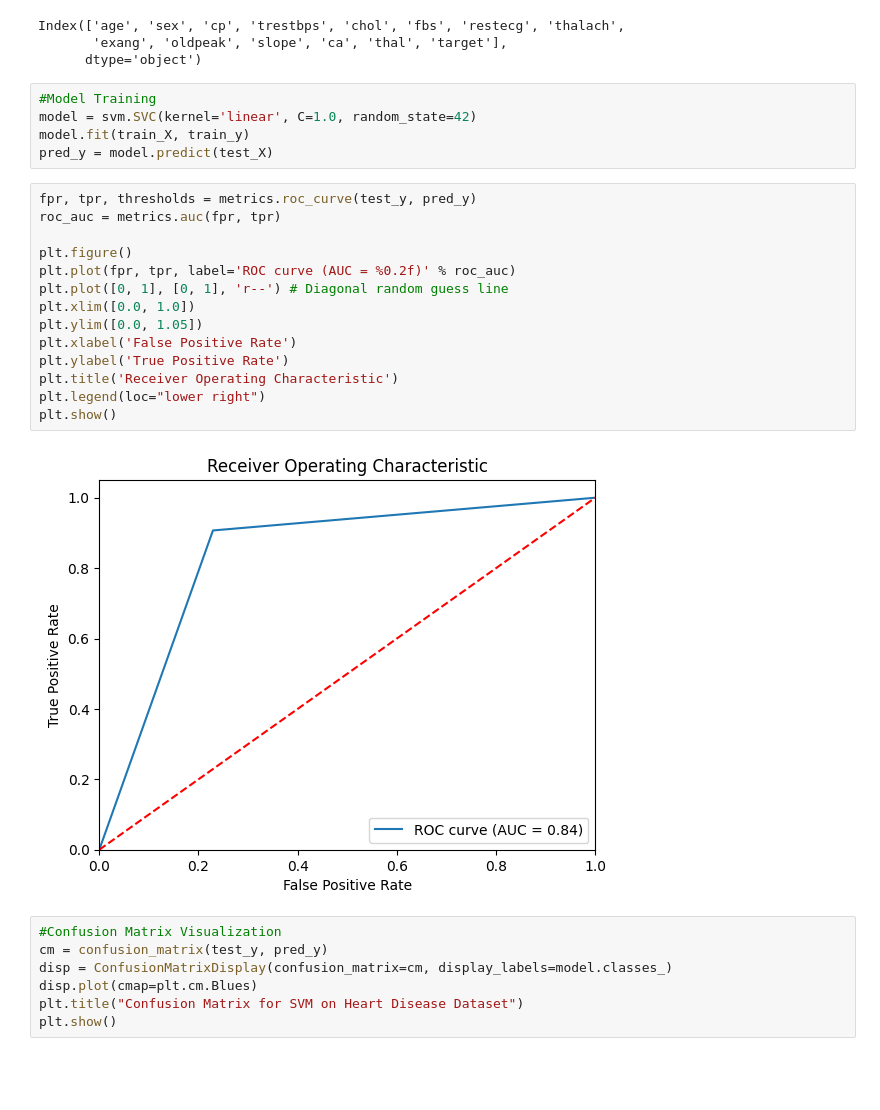
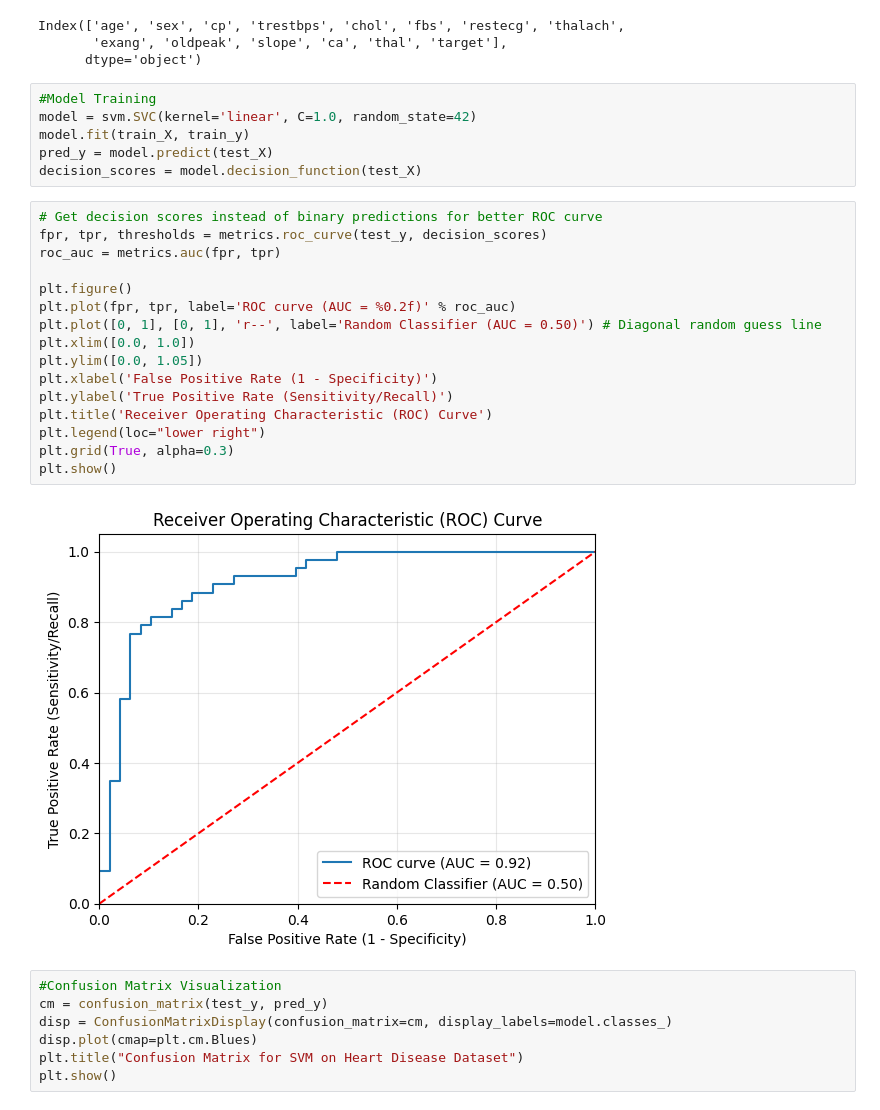
Before and after one commit to Sarvin02/ML-Projects, a Jupyter notebook: Personal/heartDiseaseDetector.ipynb, the cells around one changed output. Cells and saved outputs as stored; diff of their text form; blank space fills up the shorter version.

Commit message:
Made some changes to the ROC Curve

```diff
--- a/Personal/heartDiseaseDetector.ipynb
+++ b/Personal/heartDiseaseDetector.ipynb
@@ -47,22 +47,25 @@ Index(['age', 'sex', 'cp', 'trestbps', 'chol', 'fbs', 'restecg', 'thalach',
 model = svm.SVC(kernel='linear', C=1.0, random_state=42)
 model.fit(train_X, train_y)
 pred_y = model.predict(test_X)
+decision_scores = model.decision_function(test_X)
 # %%
-fpr, tpr, thresholds = metrics.roc_curve(test_y, pred_y)
+# Get decision scores instead of binary predictions for better ROC curve
+fpr, tpr, thresholds = metrics.roc_curve(test_y, decision_scores)
 roc_auc = metrics.auc(fpr, tpr)
 
 plt.figure()
 plt.plot(fpr, tpr, label='ROC curve (AUC = %0.2f)' % roc_auc)
-plt.plot([0, 1], [0, 1], 'r--') # Diagonal random guess line
+plt.plot([0, 1], [0, 1], 'r--', label='Random Classifier (AUC = 0.50)') # Diagonal random guess line
 plt.xlim([0.0, 1.0])
 plt.ylim([0.0, 1.05])
-plt.xlabel('False Positive Rate')
-plt.ylabel('True Positive Rate')
-plt.title('Receiver Operating Characteristic')
+plt.xlabel('False Positive Rate (1 - Specificity)')
+plt.ylabel('True Positive Rate (Sensitivity/Recall)')
+plt.title('Receiver Operating Characteristic (ROC) Curve')
 plt.legend(loc="lower right")
+plt.grid(True, alpha=0.3)
 plt.show()
 # %% [output]
-[figure, old version]
+[figure, new version]
 # %%
 #Confusion Matrix Visualization
 cm = confusion_matrix(test_y, pred_y)
```
